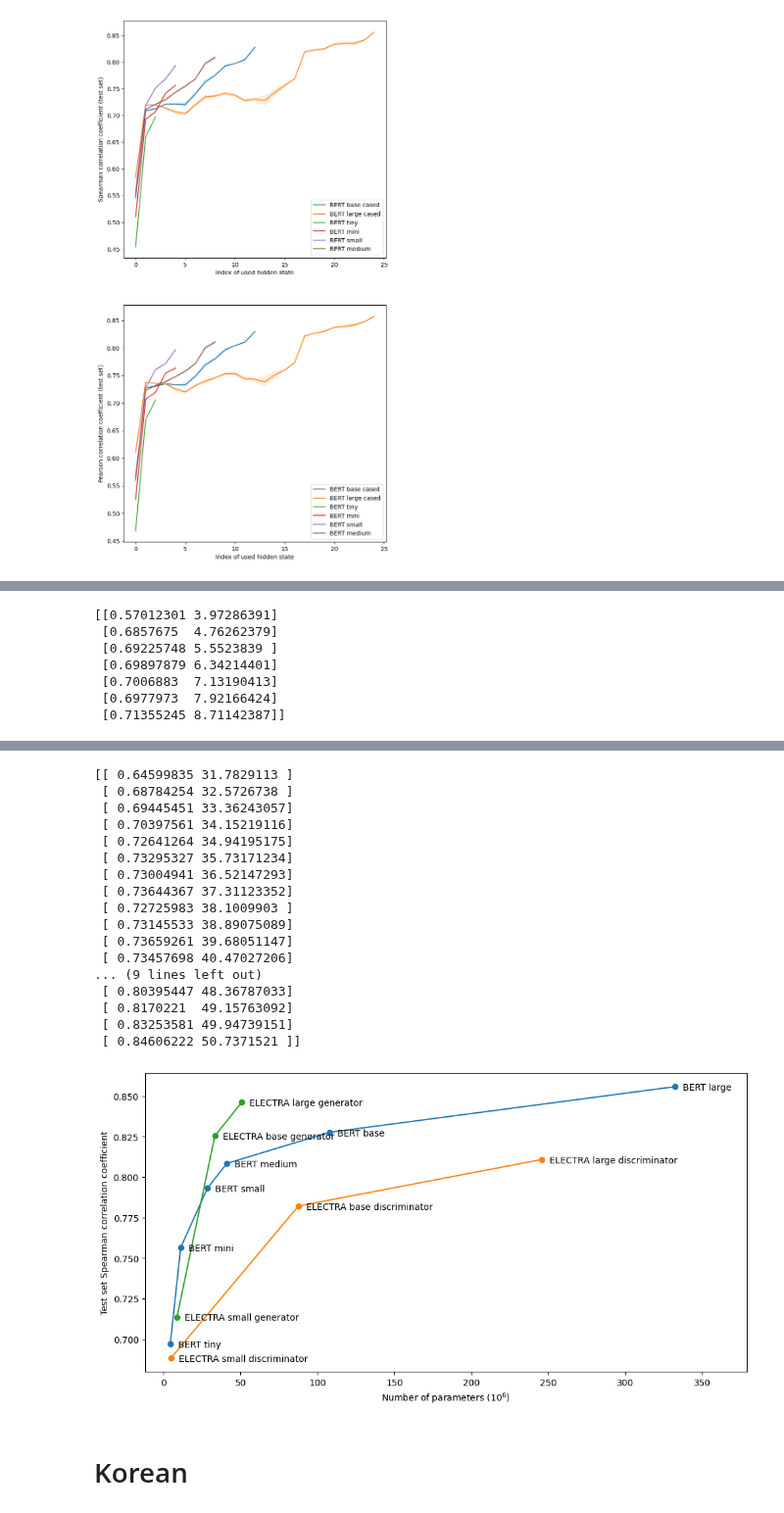
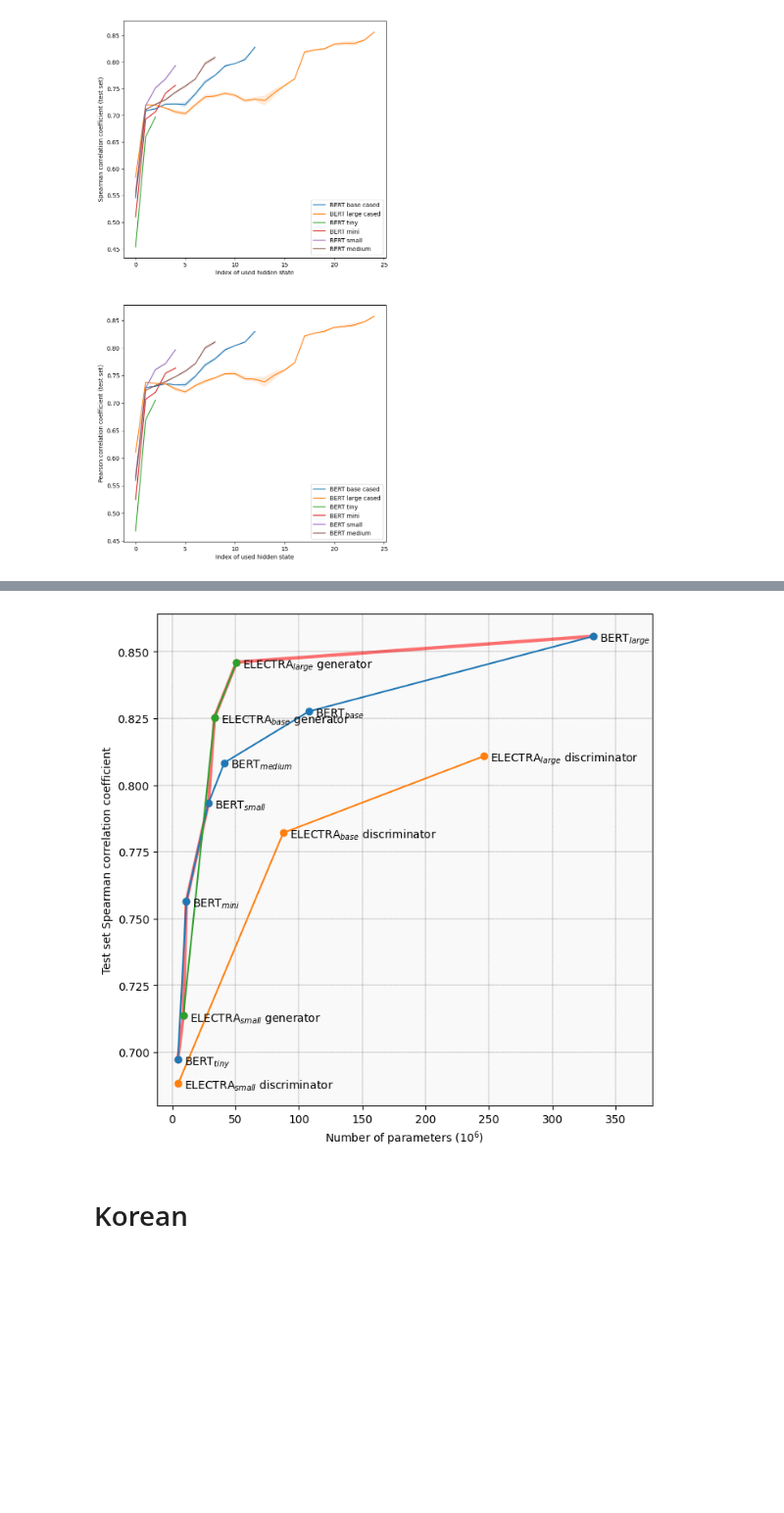
Before and after one commit to ir2718/similarity-embedding-quality, a Jupyter notebook: notebooks/comparison.ipynb, the cells around one changed output, grey strips where cells are left out. Shown at 98% size. Drawn from its saved outputs; the diff is of its cells as text; code cells hidden in the pictures; blank space fills up the shorter version.

```diff
--- a/notebooks/comparison.ipynb
+++ b/notebooks/comparison.ipynb
@@ -280,25 +281,26 @@ import torch
 
 models = [
     [
-        ("bert-base-cased", 13, "BERT base"),
-        ("bert-large-cased", 25, "BERT large"),
-        ("google-bert_uncased_L-8_H-512_A-8", 9, "BERT medium"),
-        ("google-bert_uncased_L-4_H-512_A-8", 5,"BERT small"),
-        ("google-bert_uncased_L-2_H-128_A-2", 3,"BERT tiny"),
-        ("google-bert_uncased_L-4_H-256_A-4", 5,"BERT mini"),
+        ("bert-base-cased", 13, "BERT$_{base}$"),
+        ("bert-large-cased", 25, "BERT$_{large}$"),
+        ("google-bert_uncased_L-8_H-512_A-8", 9, "BERT$_{medium}$"),
+        ("google-bert_uncased_L-4_H-512_A-8", 5,"BERT$_{small}$"),
+        ("google-bert_uncased_L-2_H-128_A-2", 3,"BERT$_{tiny}$"),
+        ("google-bert_uncased_L-4_H-256_A-4", 5,"BERT$_{mini}$"),
     ],
     [
-        ("google-electra-small-discriminator", 7, "ELECTRA small discriminator"),
-        ("google-electra-base-discriminator", 13, "ELECTRA base discriminator"),
-        ("google-electra-large-discriminator", 25, "ELECTRA large discriminator"),
+        ("google-electra-small-discriminator", 7, "ELECTRA$_{small}$ discriminator"),
+        ("google-electra-base-discriminator", 13, "ELECTRA$_{base}$ discriminator"),
+        ("google-electra-large-discriminator", 25, "ELECTRA$_{large}$ discriminator"),
     ],
     [
-        ("google-electra-small-generator", 7, "ELECTRA small generator"),
-        ("google-electra-base-generator", 13, "ELECTRA base generator"),
-        ("google-electra-large-generator", 25, "ELECTRA large generator"),
+        ("google-electra-small-generator", 7, "ELECTRA$_{small}$ generator"),
+        ("google-electra-base-generator", 13, "ELECTRA$_{base}$ generator"),
+        ("google-electra-large-generator", 25, "ELECTRA$_{large}$ generator"),
 
     ]
 ]
+
 
 def count_params(model, i):
     x = torch.tensor(0.)
@@ -309,7 +311,9 @@ def count_params(model, i):
             x += torch.prod(torch.tensor(p.shape))
     return x/10**6
 
-plt.figure(figsize=(12, 6))
+all_scores_params = []
+plt.figure(figsize=(8, 8))
+ax = plt.gca()
 for f in models:
     spearman, parameters = [], []
     for m in tqdm(f):
@@ -320,9 +324,10 @@ for f in models:
             params = count_params(model, i)
             res = json.load(open(f"../output/{m[0]}/mean/{i}_to_{i+1}/test_results.json"))
             means.append([res["mean_cosine_spearman_test"], params])
-        print(np.array(means))
+        #print(np.array(means))
         means = np.array(sorted(means, key=lambda x: x[0]))
         x, y = means[::-1, :][0]
+        all_scores_params.append([x, y])
         spearman.append(x)
         parameters.append(y)
         plt.annotate(m[2], (y+5, x-0.002))
@@ -332,8 +337,27 @@ for f in models:
 
     plt.plot(means_[:,1], means_[:,0], "-o")
     plt.xlim([plt.xlim()[0], plt.xlim()[1]+10])
-    #plt.ylim([plt.ylim()[0]-0.007, plt.ylim()[1]])
     plt.xlabel("Number of parameters ($10^6$)")
     plt.ylabel("Test set Spearman correlation coefficient")
+ax.set_facecolor("#F9F9F9")
+ax.grid(color='black', linestyle='--', linewidth=0.2)
+
+
+def pareto_front(points):
+    mask = np.ones(len(points), dtype=bool)
+    for i, (x, y) in enumerate(points):
+        for j, (x_other, y_other) in enumerate(points):
+            if i != j:
+                if x_other <= x and y_other >= y:
+                    mask[i] = False
+                    break
+    return mask
+
+all_scores_params = np.array(all_scores_params)
+all_scores_params[:,[0,1]] = all_scores_params[:,[1,0]]
+pareto = all_scores_params[pareto_front(all_scores_params)].tolist()
+pareto = np.array(sorted(pareto, key=lambda x: (x[0], x[1])))
+plt.plot(pareto[:,0], pareto[:, 1], "-o", color="r", alpha=0.55, linewidth=3, zorder=0)
+
 plt.show()
 # %% [output]
@@ -429,7 +363,0 @@ plt.show()
-[[0.57012301 3.97286391]
- [0.6857675  4.76262379]
- [0.69225748 5.5523839 ]
- [0.69897879 6.34214401]
- [0.7006883  7.13190413]
- [0.6977973  7.92166424]
- [0.71355245 8.71142387]]
@@ -449,21 +364,4 @@ plt.show()
-[[ 0.64599835 31.7829113 ]
- [ 0.68784254 32.5726738 ]
- [ 0.69445451 33.36243057]
- [ 0.70397561 34.15219116]
- [ 0.72641264 34.94195175]
- [ 0.73295327 35.73171234]
- [ 0.73004941 36.52147293]
- [ 0.73644367 37.31123352]
- [ 0.72725983 38.1009903 ]
- [ 0.73145533 38.89075089]
- [ 0.73659261 39.68051147]
- [ 0.73457698 40.47027206]
-... (9 lines left out)
- [ 0.80395447 48.36787033]
- [ 0.8170221  49.15763092]
- [ 0.83253581 49.94739151]
- [ 0.84606222 50.7371521 ]]
-[figure, old version]
+[figure, new version]
 # %%
 def count_params(model, i):
     x = torch.tensor(0.)
```
Also changed, not shown: parts of 2 cells of this notebook, 8 other files.
